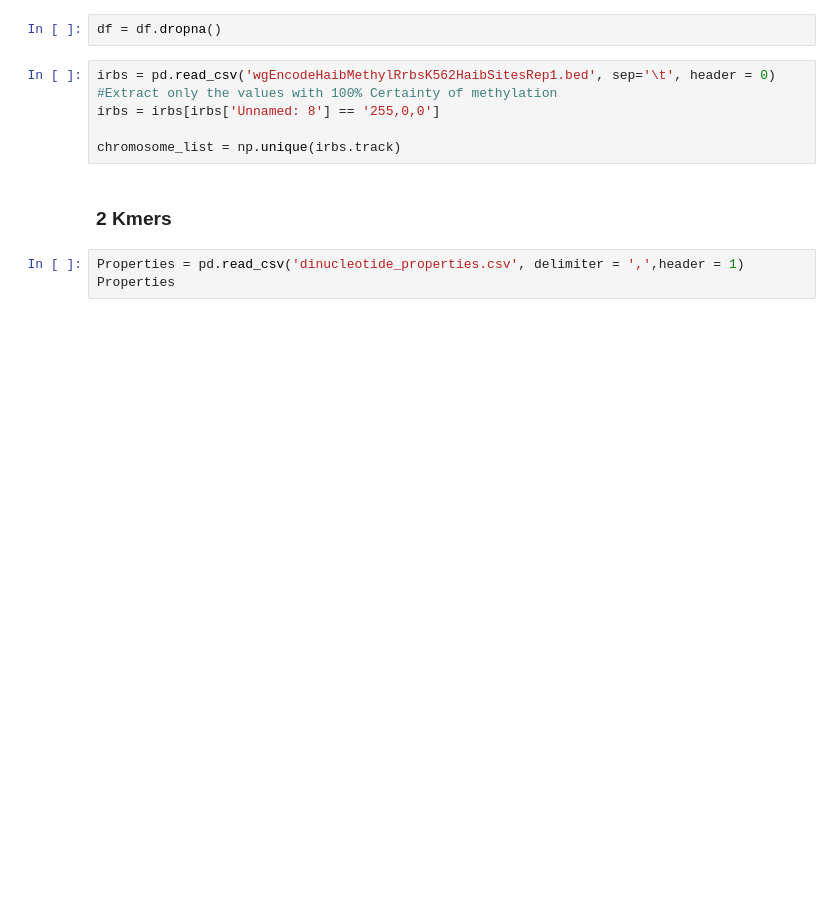
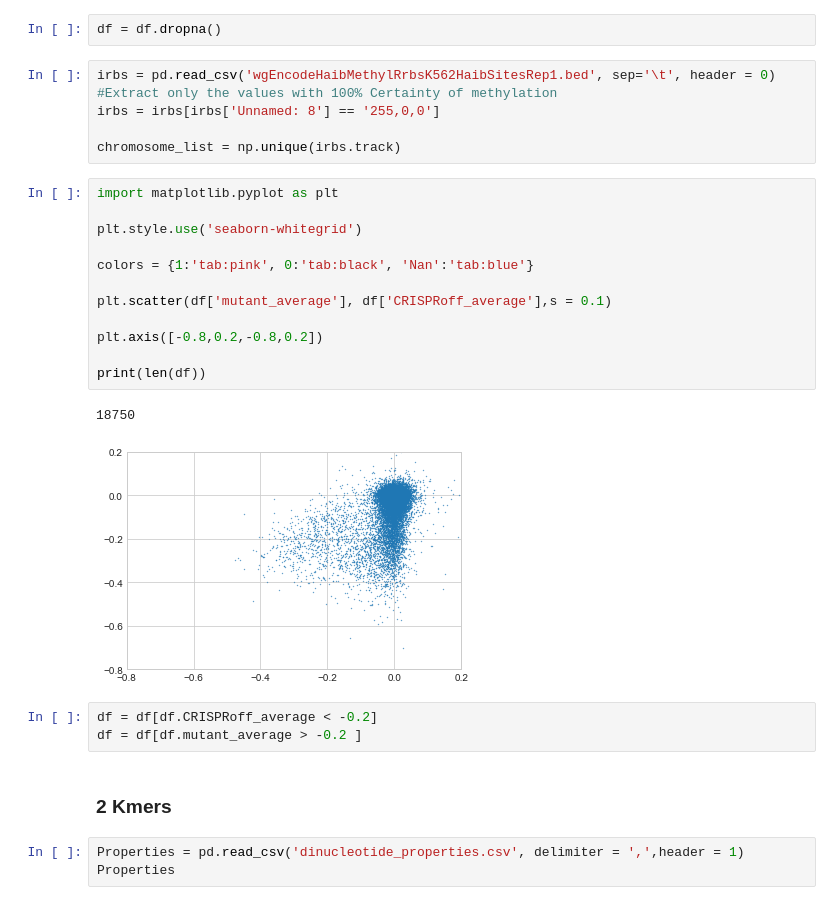
Before and after one commit to sermare/DeepOff, a Jupyter notebook: Random Forest.ipynb, the cells around one changed output. Saved outputs shown, nothing was run; the diff lists cells and outputs as text; blank space fills up the shorter version.

```diff
--- a/Random Forest.ipynb
+++ b/Random Forest.ipynb
@@ -56,6 +56,24 @@ irbs = pd.read_csv('wgEncodeHaibMethylRrbsK562HaibSitesRep1.bed', sep='\t', head
 irbs = irbs[irbs['Unnamed: 8'] == '255,0,0']
 
 chromosome_list = np.unique(irbs.track)
+# %%
+import matplotlib.pyplot as plt
+
+plt.style.use('seaborn-whitegrid')
+
+colors = {1:'tab:pink', 0:'tab:black', 'Nan':'tab:blue'}
+
+plt.scatter(df['mutant_average'], df['CRISPRoff_average'],s = 0.1)
+
+plt.axis([-0.8,0.2,-0.8,0.2])
+
+print(len(df))
+# %% [output]
+18750
+[figure, added]
+# %%
+df = df[df.CRISPRoff_average < -0.2]
+df = df[df.mutant_average > -0.2 ]
 # %% [markdown]
 ### 2 Kmers
 # %%
```
Also changed, not shown: parts of 10 cells of this notebook, 1 other file.
